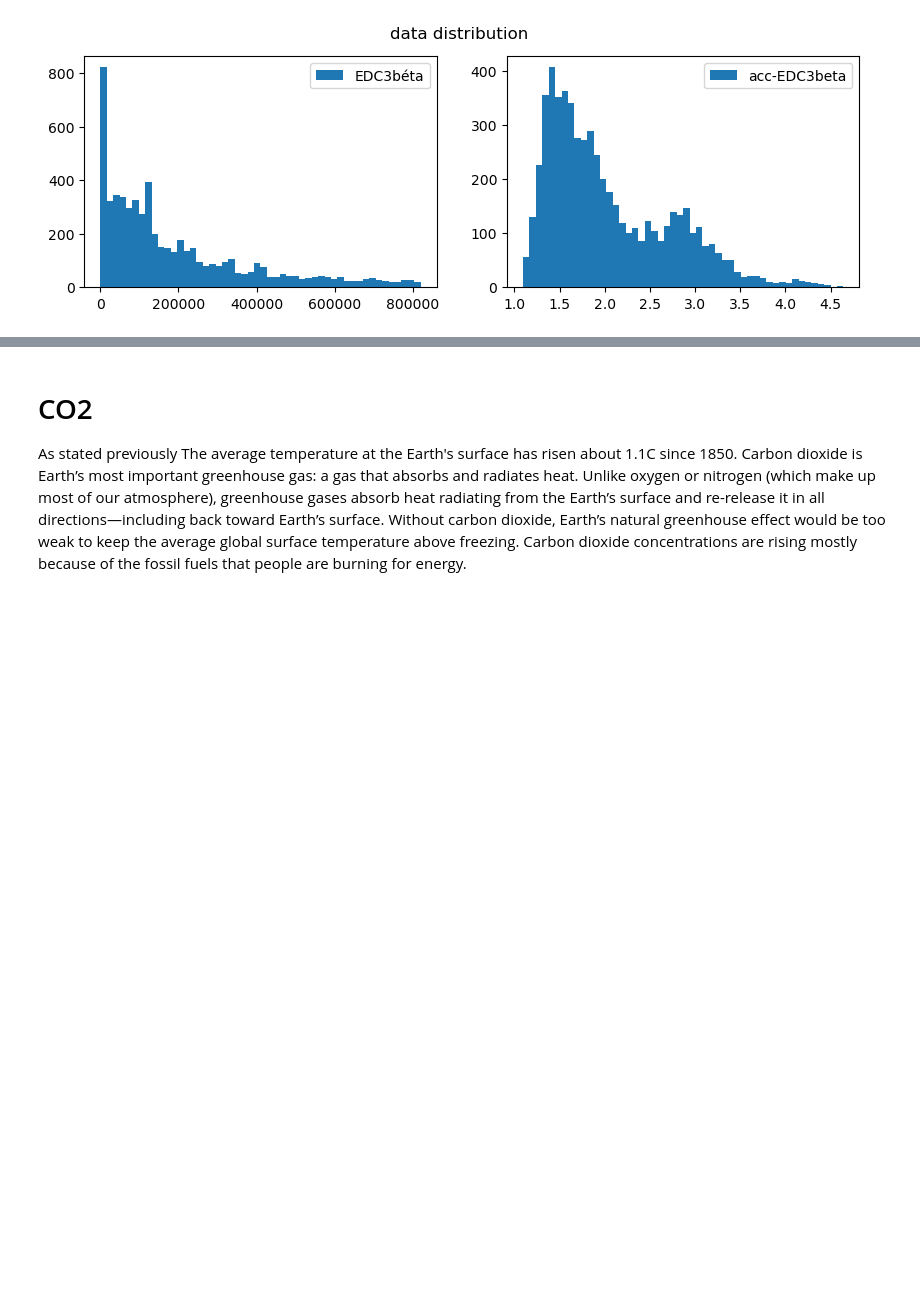
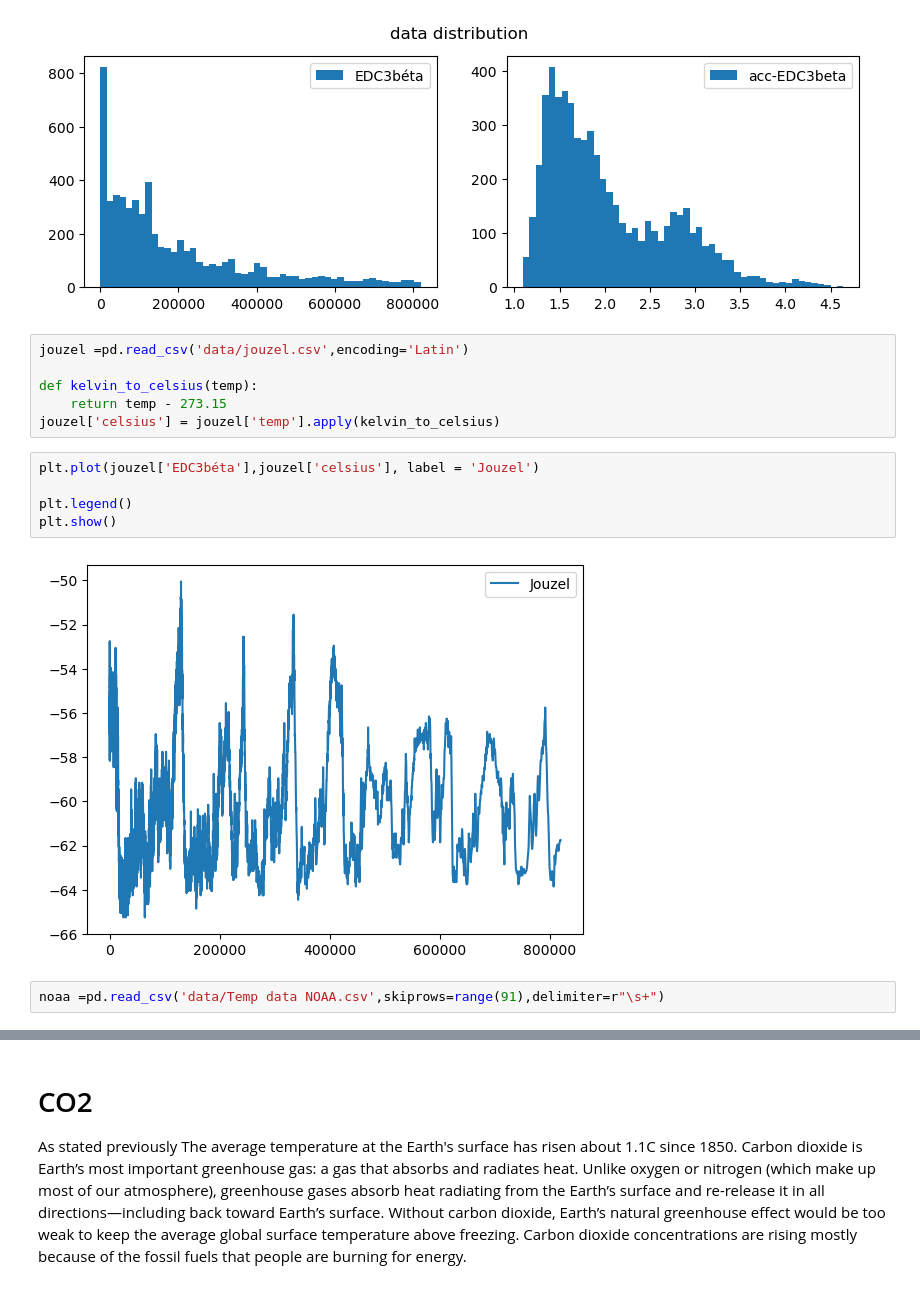
Before and after one commit to keithmmc/pda2, a Jupyter notebook: project2.ipynb, the cells around one changed output, grey strips where cells are left out. Saved outputs shown, nothing was run; the diff lists cells and outputs as text; blank space fills up the shorter version.

```diff
--- a/project2.ipynb
+++ b/project2.ipynb
@@ -48,3 +48,18 @@ plt.suptitle("data distribution")
 plt.show()
 # %% [output]
 [figure]
+# %%
+jouzel =pd.read_csv('data/jouzel.csv',encoding='Latin')
+
+def kelvin_to_celsius(temp):
+    return temp - 273.15
+jouzel['celsius'] = jouzel['temp'].apply(kelvin_to_celsius)
+# %%
+plt.plot(jouzel['EDC3béta'],jouzel['celsius'], label = 'Jouzel')
+
+plt.legend()
+plt.show()
+# %% [output]
+[figure, added]
+# %%
+noaa =pd.read_csv('data/Temp data NOAA.csv',skiprows=range(91),delimiter=r"\s+")
```
Also changed, not shown: parts of 15 cells of this notebook.
